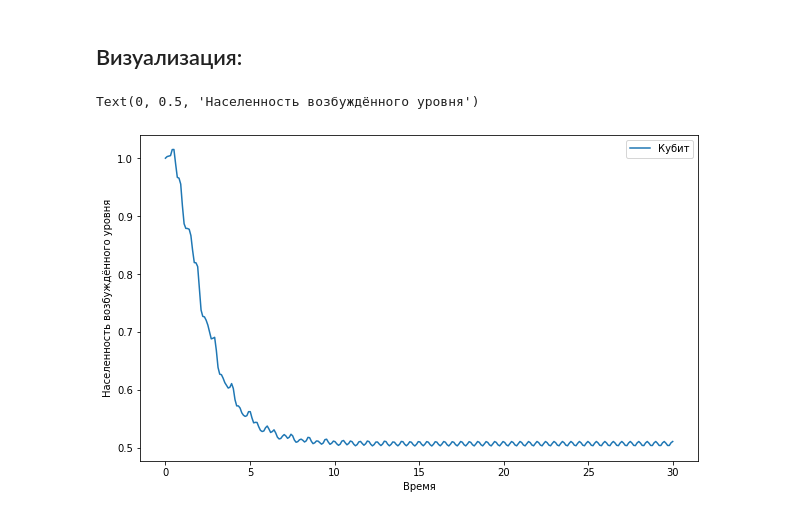
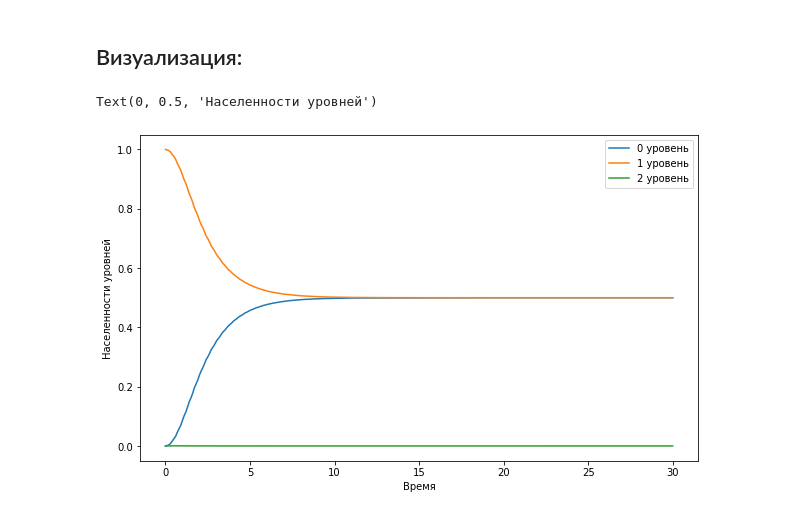
Before and after one commit to eremeev-am/1111, a Jupyter notebook: 3-х уровневая система с линией.ipynb, the cells around one changed output. Drawn from its saved outputs; the diff is of its cells as text; code cells hidden in the pictures.

```diff
--- a/3-х уровневая система с линией.ipynb
+++ b/3-х уровневая система с линией.ipynb
@@ -9,10 +9,10 @@ $H=\omega_q(a^\dagger a+\frac{1}{2})+ \frac{\alpha}{2} a^\dagger a^\dagger a a -
 # %% [markdown]
 ## Настройка параметров задачи:
 # %%
-wq = 1.0  * 2 * np.pi  # частота кубита
+wq = 6.5  * 2 * np.pi  # частота кубита
 Omega = 0.1  * 2 * np.pi  # сила связи
-alpha=0.1  * 2 * np.pi # ангармонизм
-wd=1.0  * 2 * np.pi # частота сигнала
+alpha=0.2  * 2 * np.pi # ангармонизм
+wd=6.5  * 2 * np.pi # частота сигнала
 tlist = np.linspace(0,30,300)
 # %% [markdown]
 ## Задание начального состояния, гамильтониана, операторов:
@@ -25,6 +25,14 @@ sx = sigmax()
 sy = sigmay()
 sz = sigmaz()
 
+one = basis(3,0)
+two = basis(3,1)
+three = basis(3,2)
+
+sig11 = one * one.dag()
+sig22 = two * two.dag()
+sig33 = three * three.dag()
+
 H0 = wq*(a*a.dag()+1/2)+alpha/2*a.dag()*a.dag()*a*a
 H1 = -Omega *(a-a.dag())
 H = [H0, [H1, 'cos(wd*t)']]
@@ -32,19 +40,22 @@ H_args = {'wd': wd}
 # %% [markdown]
 ## Решение:
 # %%
-output = mesolve(H, psi0, tlist,{},[a.dag()*a],H_args)
+output = mesolve(H, psi0, tlist,{},[sig11, sig22, sig33],H_args)
 # %% [markdown]
 ##  Визуализация:
 # %%
-n_c = output.expect[0]
-
+p_0 = output.expect[0]
+p_1 = output.expect[1]
+p_2 = output.expect[2]
 fig, axes = plt.subplots(1, 1, figsize=(10,6))
 
-axes.plot(tlist, n_c, label="Кубит")
+axes.plot(tlist, p_0, label="0 уровень")
+axes.plot(tlist, p_1, label="1 уровень")
+axes.plot(tlist, p_2, label="2 уровень")
 
 axes.legend(loc=0)
 axes.set_xlabel('Время')
-axes.set_ylabel('Населенность возбуждённого уровня')
+axes.set_ylabel('Населенности уровней')
 # %% [output]
-Text(0, 0.5, 'Населенность возбуждённого уровня')
+Text(0, 0.5, 'Населенности уровней')
-[figure, old version]
+[figure, new version]
```
Also changed, not shown: 1 other file.
